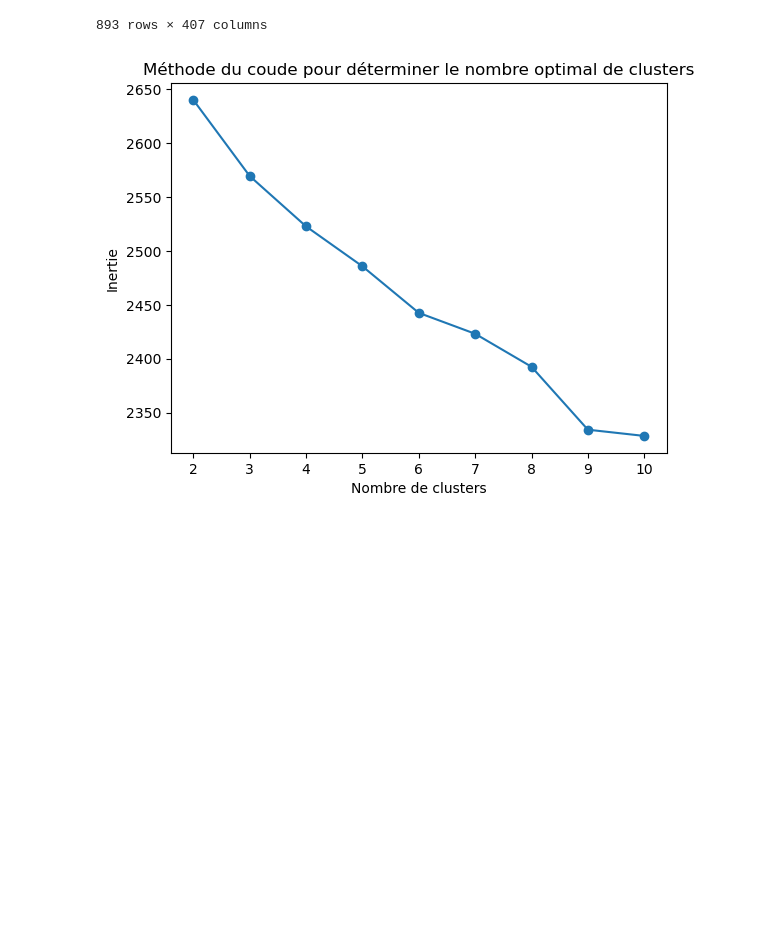
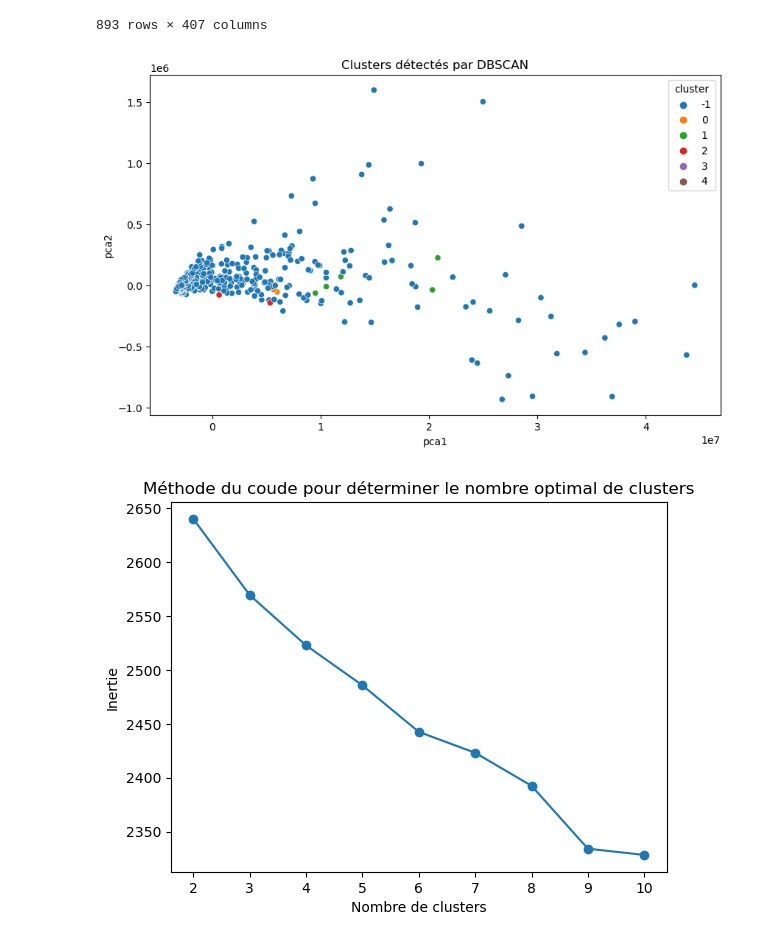
Before and after one commit to killian-bchr/data_science_projects, a Jupyter notebook: drafts/music_recommendation.ipynb, the cells around one changed output. Drawn from its saved outputs; the diff is of its cells as text; code cells hidden in the pictures; blank space fills up the shorter version.

```diff
--- a/spotify_project/spotify_project.ipynb
+++ b/drafts/music_recommendation.ipynb
@@ -86,6 +100,31 @@ dataset_scaled
 | 891 | 0.190217 | 0.022120 | 0.0 | 0.005848 | 370.427762 | 8557.558946 | 0.397948 | ... |
 | 892 | 0.288043 | 0.055136 | 0.0 | 0.011290 | 234.163846 | 2843.273232 | 0.899658 | ... |
 893 rows × 407 columns
+# %%
+from sklearn.cluster import DBSCAN
+from sklearn.impute import SimpleImputer
+dbscan = DBSCAN(eps=2, min_samples=5, metric='euclidean')
+
+imputer = SimpleImputer(strategy="mean")
+dataset_imputed = pd.DataFrame(imputer.fit_transform(dataset_scaled), columns=dataset_scaled.columns)
+dataset_vect['cluster'] = dbscan.fit_predict(dataset_imputed)
+# %%
+from sklearn.decomposition import PCA
+
+# Réduction en 2D pour la visualisation
+pca = PCA(n_components=2)
+dataset_vect.fillna(0,  inplace=True)
+X_pca = pca.fit_transform(dataset_vect)
+dataset_vect['pca1'] = X_pca[:, 0]
+dataset_vect['pca2'] = X_pca[:, 1]
+
+# Visualisation
+plt.figure(figsize=(10, 6))
+sns.scatterplot(x='pca1', y='pca2', hue=dataset_vect['cluster'], palette='tab10', data=dataset_vect)
+plt.title("Clusters détectés par DBSCAN")
+plt.show()
+# %% [output]
+[figure, added]
 # %%
 spotify.visualize_clustering(df=dataset_scaled, feature=dataset[['track_name']])
 # %% [output]
```
Also changed, not shown: parts of 2 cells of this notebook, 13 other files.
